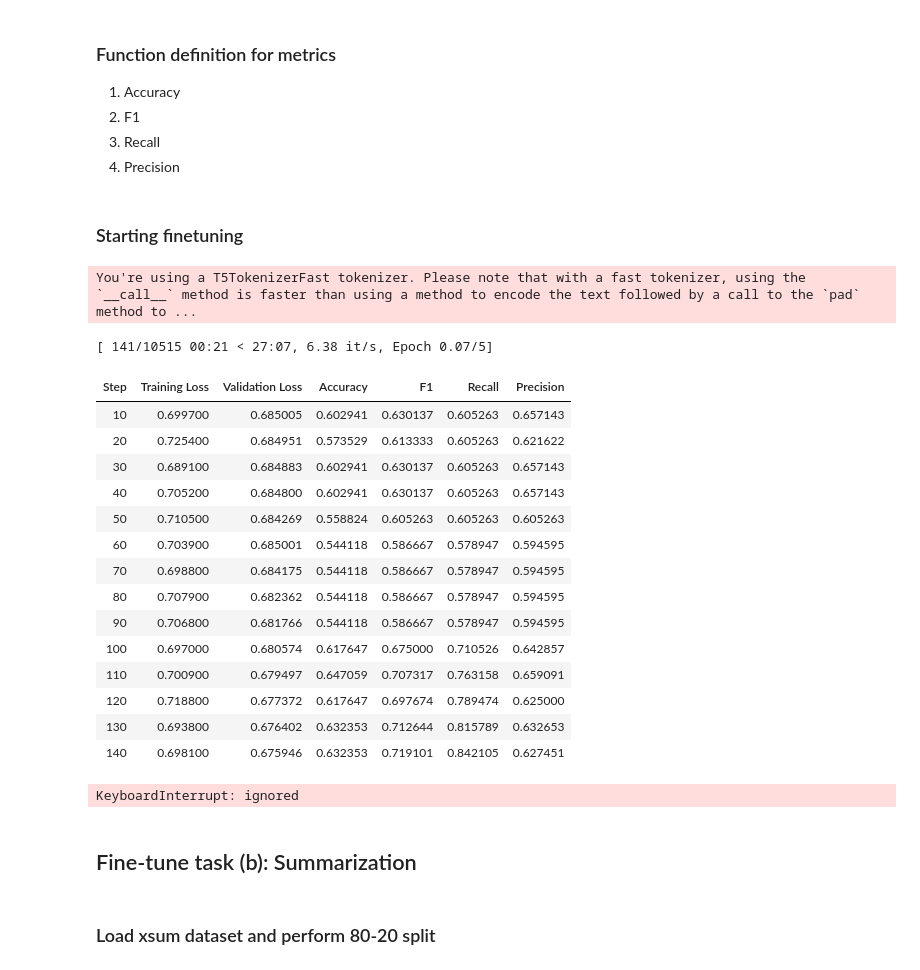
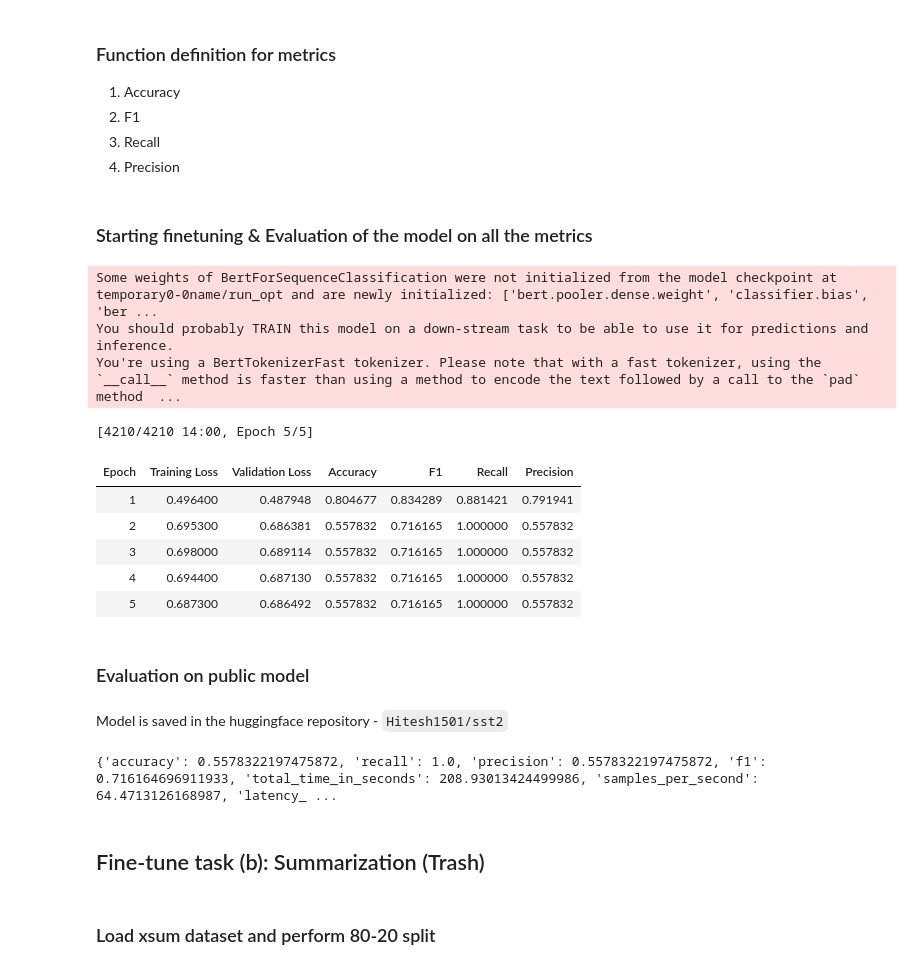
Before and after one commit to NLP613-Metaplexia/assignment3, a Jupyter notebook: bert_fine_tune.ipynb, the cells around one changed output. Saved outputs shown, nothing was run; the diff lists cells and outputs as text; code cells hidden in the pictures.

```diff
--- a/bert_fine_tune.ipynb
+++ b/bert_fine_tune.ipynb
@@ -66,14 +94,14 @@ class Arguments:
 args = Arguments()
 
 args.epoch = 5 # @param {type:"number"}
-args.model = "t5-small" # @param {type:"string"}
+args.model = "temporary0-0name/run_opt" # @param {type:"string"}
 args.batch = 32 # @param {type:"number"}
-args.lr = 2e-5 # @param {type:"number"}
+args.lr = 3e-4 # @param {type:"number"}
 args.cuda_device = "0" # @param {type:"string"}
 args.max_context_length = 512 # @param {type:"string"}
 args.only_evaluate = False # @param {type:"boolean"}
 args.random_seed = 1 # @param {type:"number"}
-args.test_split = 0.001 # @param {type:"number"}
+args.test_split = 0.2 # @param {type:"number"}
 # %% [markdown]
 ## Environment Setup
 
@@ -149,7 +177,7 @@ precision_metric = evaluate.load("precision")
 
 def cls_compute_metrics(eval_pred):
     logits, labels = eval_pred
-    predictions = np.argmax(logits[0], axis=1)
+    predictions = np.argmax(logits, axis=-1)
 
     # Accuracy
     result = accuracy.compute(predictions=predictions, references=labels)
@@ -167,8 +195,8 @@ def cls_compute_metrics(eval_pred):
     result.update(precision)
 
     return result
-# %% [markdown]
-### Starting finetuning
+# %% [markdown]
+### Starting finetuning & Evaluation of the model on all the metrics
 # %%
 data_collator = DataCollatorWithPadding(tokenizer=tokenizer)
 # Mapping of expected ids and labels
@@ -181,58 +209,67 @@ cls_model = AutoModelForSequenceClassification.from_pretrained(model_checkpoint,
 training_args = TrainingArguments(
     num_train_epochs=EPOCH,
     output_dir="data/sst2",
-    evaluation_strategy="steps",
+    evaluation_strategy="epoch",
     logging_strategy="steps",
     logging_steps=10,
     save_strategy="epoch",
     learning_rate=LR,
     per_device_train_batch_size=BATCH_SIZE,
     per_device_eval_batch_size=BATCH_SIZE,
     weight_decay=0.01,
     save_total_limit=1, # Number of models that need to be saved
     warmup_steps=500,
     fp16=True,
-    report_to = "tensorboard"
-    # push_to_hub=True,
+    report_to = "tensorboard",
+    push_to_hub=True,
 )
 
 trainer = Trainer(
     model=cls_model,
     args=training_args,
     train_dataset=tokenized_dataset["train"],
     eval_dataset=tokenized_dataset["test"],
     tokenizer=tokenizer,
     data_collator=data_collator,
     compute_metrics=cls_compute_metrics
 )
 
 
 if not args.only_evaluate:
     trainer.train()
 else:
     eval_results = trainer.evaluate()
     print(eval_results)
 # %% [output]
-You're using a T5TokenizerFast tokenizer. Please note that with a fast tokenizer, using the `__call__` method is faster than using a method to encode the text followed by a call to the `pad` method to ...
+Some weights of BertForSequenceClassification were not initialized from the model checkpoint at temporary0-0name/run_opt and are newly initialized: ['bert.pooler.dense.weight', 'classifier.bias', 'ber ...
+You should probably TRAIN this model on a down-stream task to be able to use it for predictions and inference.
+You're using a BertTokenizerFast tokenizer. Please note that with a fast tokenizer, using the `__call__` method is faster than using a method to encode the text followed by a call to the `pad` method  ...
-[ 141/10515 00:21 < 27:07, 6.38 it/s, Epoch 0.07/5]
+[4210/4210 14:00, Epoch 5/5]
-| Step | Training Loss | Validation Loss | Accuracy | F1 | Recall | Precision |
-| 10 | 0.699700 | 0.685005 | 0.602941 | 0.630137 | 0.605263 | 0.657143 |
-| 20 | 0.725400 | 0.684951 | 0.573529 | 0.613333 | 0.605263 | 0.621622 |
-| 30 | 0.689100 | 0.684883 | 0.602941 | 0.630137 | 0.605263 | 0.657143 |
-| 40 | 0.705200 | 0.684800 | 0.602941 | 0.630137 | 0.605263 | 0.657143 |
-| 50 | 0.710500 | 0.684269 | 0.558824 | 0.605263 | 0.605263 | 0.605263 |
-| 60 | 0.703900 | 0.685001 | 0.544118 | 0.586667 | 0.578947 | 0.594595 |
-| 70 | 0.698800 | 0.684175 | 0.544118 | 0.586667 | 0.578947 | 0.594595 |
-| 80 | 0.707900 | 0.682362 | 0.544118 | 0.586667 | 0.578947 | 0.594595 |
-| 90 | 0.706800 | 0.681766 | 0.544118 | 0.586667 | 0.578947 | 0.594595 |
-| 100 | 0.697000 | 0.680574 | 0.617647 | 0.675000 | 0.710526 | 0.642857 |
-| 110 | 0.700900 | 0.679497 | 0.647059 | 0.707317 | 0.763158 | 0.659091 |
-| 120 | 0.718800 | 0.677372 | 0.617647 | 0.697674 | 0.789474 | 0.625000 |
-| 130 | 0.693800 | 0.676402 | 0.632353 | 0.712644 | 0.815789 | 0.632653 |
-| 140 | 0.698100 | 0.675946 | 0.632353 | 0.719101 | 0.842105 | 0.627451 |
+| Epoch | Training Loss | Validation Loss | Accuracy | F1 | Recall | Precision |
+| 1 | 0.496400 | 0.487948 | 0.804677 | 0.834289 | 0.881421 | 0.791941 |
+| 2 | 0.695300 | 0.686381 | 0.557832 | 0.716165 | 1.000000 | 0.557832 |
+| 3 | 0.698000 | 0.689114 | 0.557832 | 0.716165 | 1.000000 | 0.557832 |
+| 4 | 0.694400 | 0.687130 | 0.557832 | 0.716165 | 1.000000 | 0.557832 |
+| 5 | 0.687300 | 0.686492 | 0.557832 | 0.716165 | 1.000000 | 0.557832 |
-KeyboardInterrupt: ignored
+# %% [markdown]
+### Evaluation on public model
+# %% [markdown]
+Model is saved in the huggingface repository - `Hitesh1501/sst2`
+# %%
+task_evaluator = evaluate.evaluator("text-classification")
+eval_results = task_evaluator.compute(
+    model_or_pipeline="Hitesh1501/sst2",
+    data=cls_dataset["test"],
+    metric=evaluate.combine(["accuracy", "recall", "precision", "f1"]),
+    label_mapping={"NEGATIVE": 0, "POSITIVE": 1},
+    input_column="sentence",
+    label_column="label"
+)
+print(eval_results)
+# %% [output]
+{'accuracy': 0.5578322197475872, 'recall': 1.0, 'precision': 0.5578322197475872, 'f1': 0.716164696911933, 'total_time_in_seconds': 208.93013424499986, 'samples_per_second': 64.4713126168987, 'latency_ ...
 # %% [markdown]
-## Fine-tune task (b): Summarization
+## Fine-tune task (b): Summarization (Trash)
 # %% [markdown]
 ### Load xsum dataset and perform 80-20 split
 # %%
```
Also changed, not shown: parts of 31 cells of this notebook.
